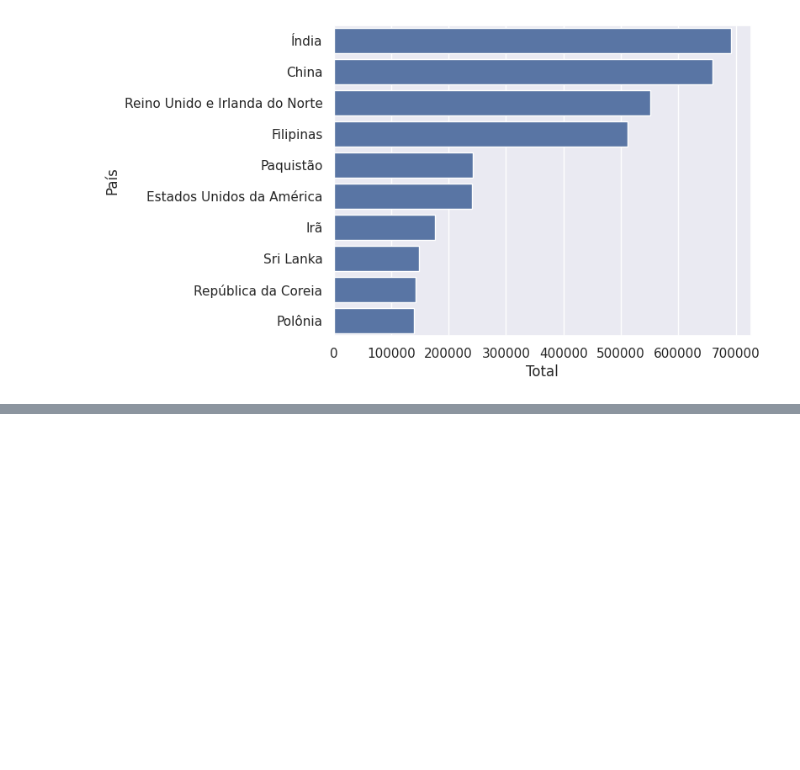
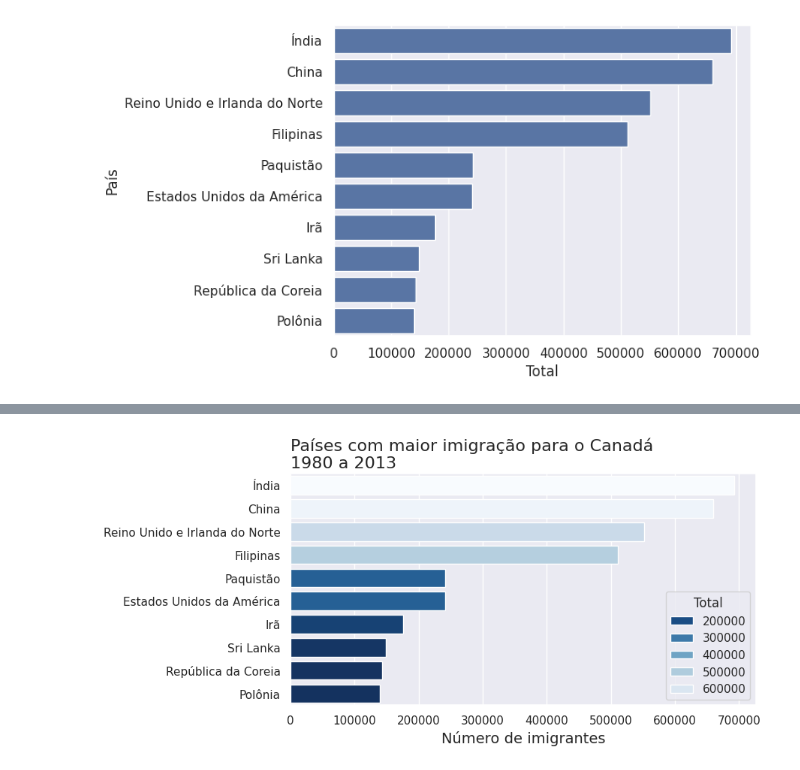
Before and after one commit to strawndri/python-ds-data-visualization-graficos-bibliotecas, a Jupyter notebook: Projeto_Python_Data_Science.ipynb, the cells around one changed output, grey strips where cells are left out. Cells and saved outputs as stored; diff of their text form; code cells hidden in the pictures; blank space fills up the shorter version.

```diff
--- a/Projeto_Python_Data_Science.ipynb
+++ b/Projeto_Python_Data_Science.ipynb
@@ -407,0 +443,4 @@ sns.barplot(data=top_10, y=top_10.index, x='Total', orient='h')
+# %%
+gerar_grafico_paleta('Blues_r')
+# %% [output]
+[figure, added]
```
Also changed, not shown: parts of 25 cells of this notebook.
